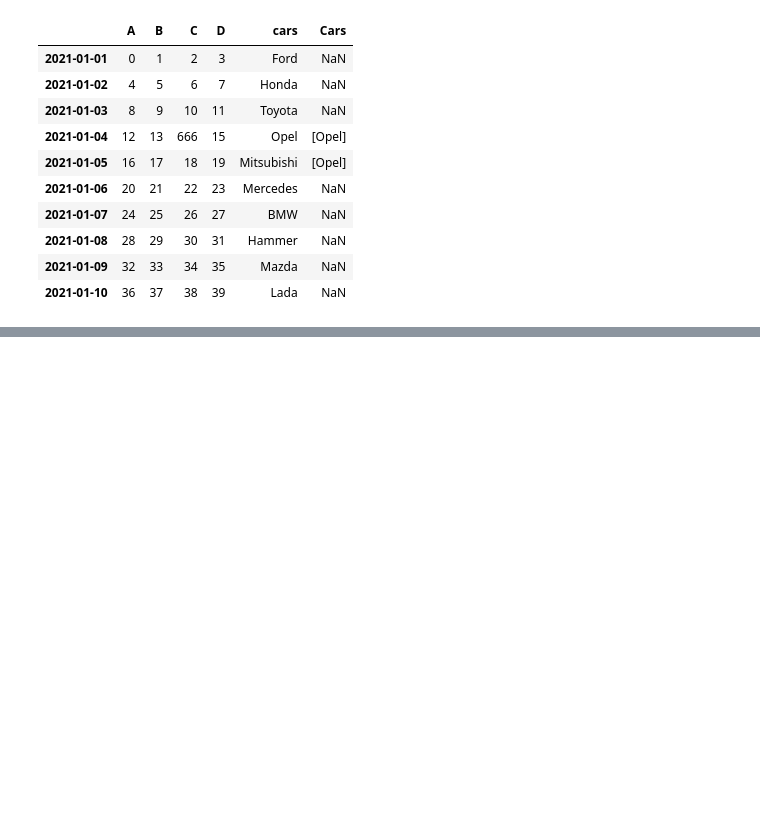
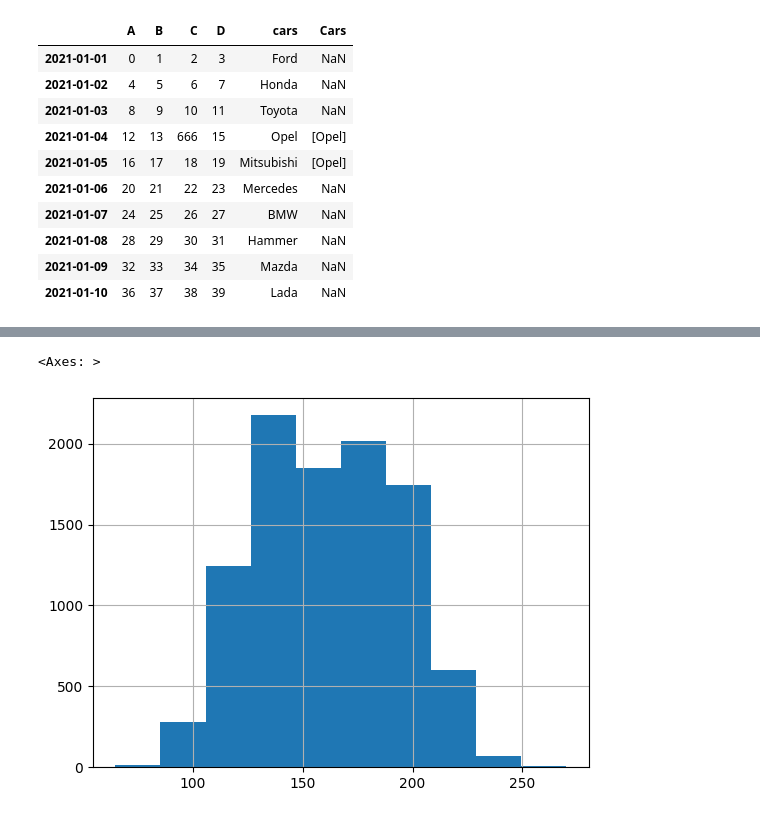
Before and after one commit to ainos007/SQL, a Jupyter notebook: Untitled0.ipynb, the cells around one changed output, grey strips where cells are left out. Saved outputs shown, nothing was run; the diff lists cells and outputs as text; code cells hidden in the pictures; blank space fills up the shorter version.

```diff
--- a/Untitled0.ipynb
+++ b/Untitled0.ipynb
@@ -243,0 +271,5 @@ ave_df_cars
+# %%
+date['Weight'].hist()
+# %% [output]
+<Axes: >
+[figure, added]
```
Also changed, not shown: parts of 19 cells of this notebook.
